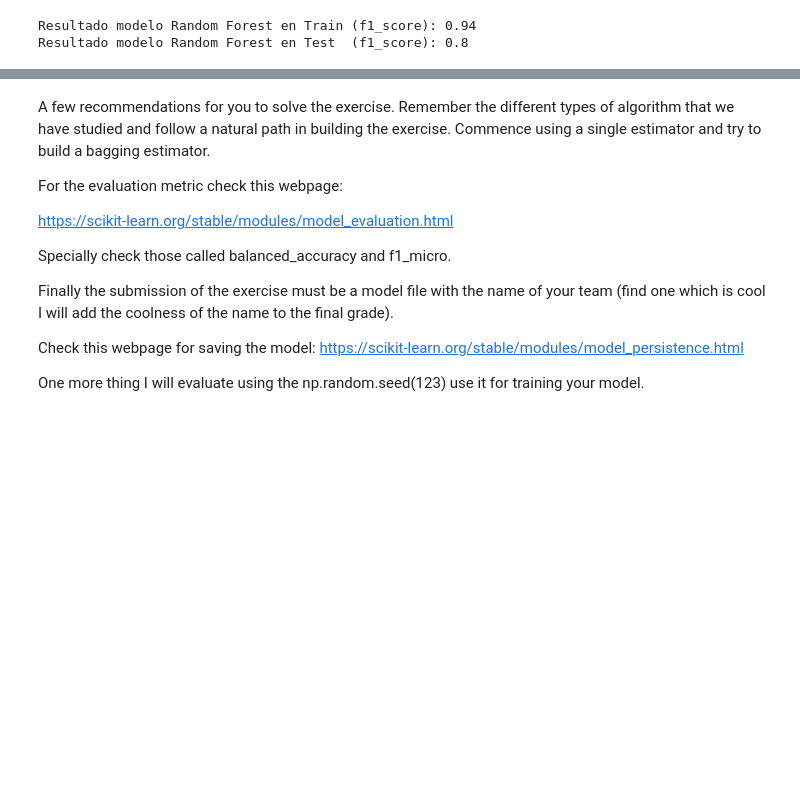
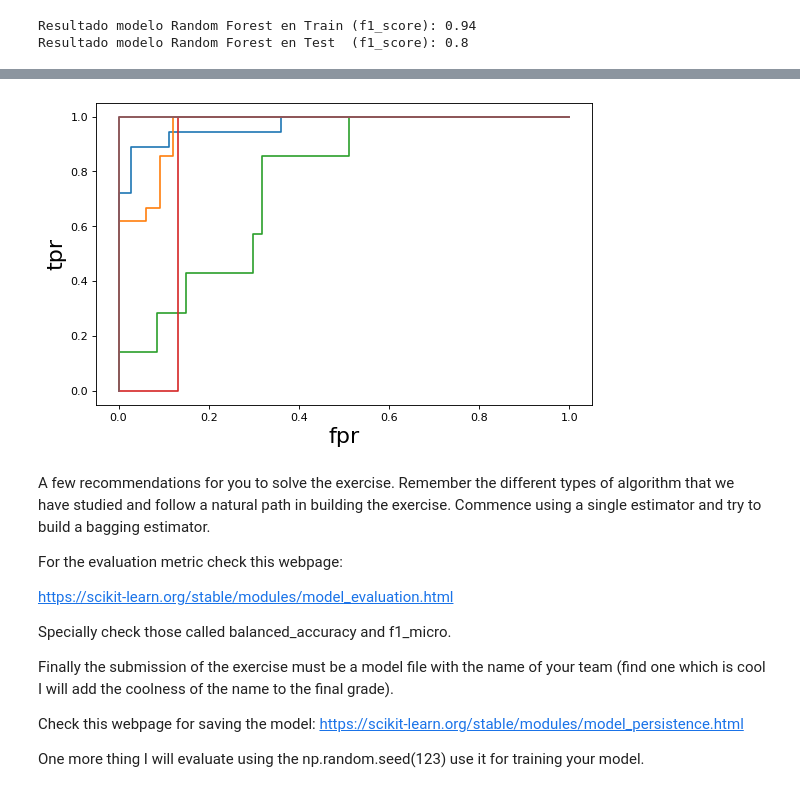
Before and after one commit to AlvaroUriel/idal_ia3, a Jupyter notebook: Hunger_games.ipynb, the cells around one changed output, grey strips where cells are left out. Drawn from its saved outputs; the diff is of its cells as text; code cells hidden in the pictures; blank space fills up the shorter version.

```diff
--- a/Hunger_games.ipynb
+++ b/Hunger_games.ipynb
@@ -172,3 +220,30 @@ Resultado modelo Random Forest en Test  (f1_score): 0.8
+# %%
+import matplotlib.pyplot as plt
+from matplotlib.pyplot import figure
+
+figure(figsize=(8, 5), dpi=80)
+
+for i, tipo in enumerate(np.unique(Y_test)):
+
+  type_glass = tipo
+
+  new_probs = []
+  for value in Y_test['type_of_glass']:
+    if value == type_glass:
+      new_probs.append(1.0)
+    else:
+      new_probs.append(0.0)
+
+  fpr, tpr, thresholds = roc_curve(new_probs, list(modelRanFor.predict_proba(X_test)[:,i]), drop_intermediate=False)
+  df_roc = pd.DataFrame({'fpr':fpr, 'tpr':tpr, 'threshold':thresholds})
+
+  plt.plot(df_roc['fpr'],df_roc['tpr'])
+
+plt.xlabel("fpr",fontsize=20)
+plt.ylabel("tpr",fontsize=20)
+plt.show()
+# %% [output]
+[figure, added]
 # %% [markdown]
 A few recommendations for you to solve the exercise. Remember the different types of algorithm that we have studied and follow a natural path in building the exercise. Commence using a single estimator and try to build a bagging estimator.
 
```
Also changed, not shown: parts of 5 cells of this notebook.
